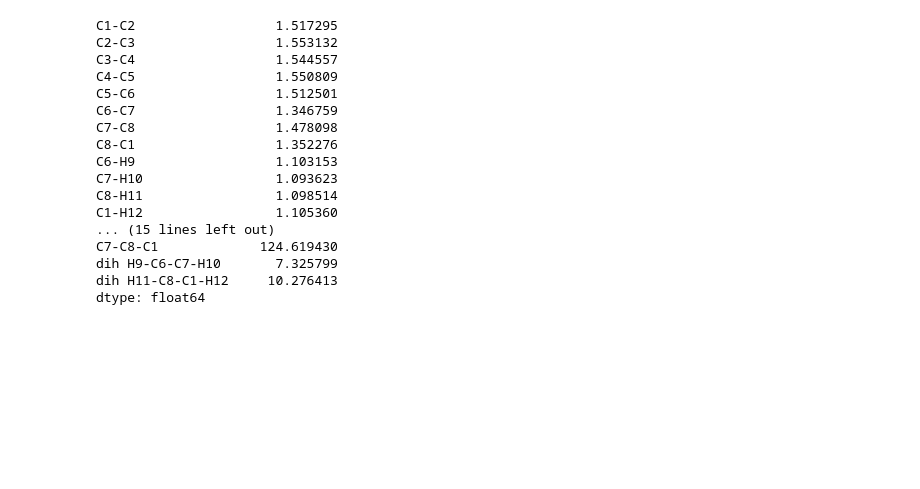
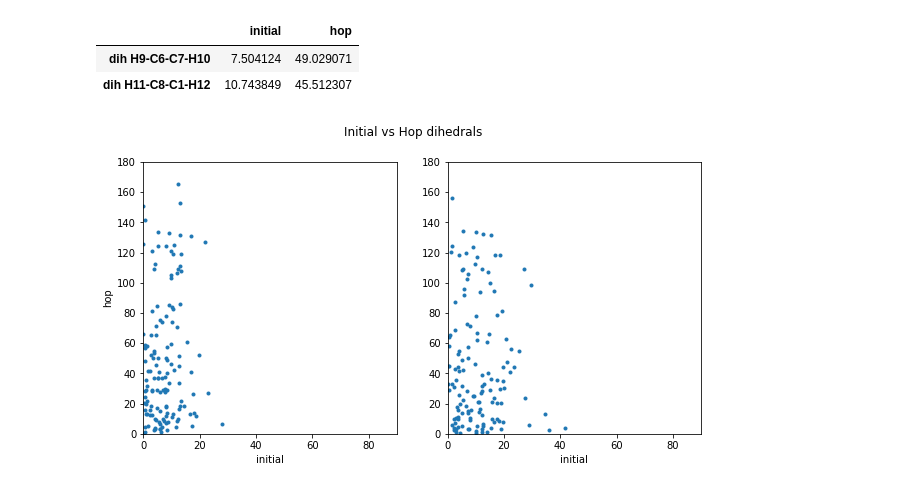
Before and after one commit to KhaiTTNguyen/Computational_Quantum_Chemistry, a Jupyter notebook: structural_influence_on_excited_state_dynamics/[Khai_Nguyen]_Internal_Coordinates_Visualization.ipynb, the cells around one changed output. Cells and saved outputs as stored; diff of their text form; code cells hidden in the pictures; blank space fills up the shorter version.

```diff
--- a/structural_influence_on_excited_state_dynamics/[Khai_Nguyen]_Internal_Coordinates_Visualization.ipynb
+++ b/structural_influence_on_excited_state_dynamics/[Khai_Nguyen]_Internal_Coordinates_Visualization.ipynb
@@ -31,24 +57,54 @@ plt.savefig(output_path)
-# %%
-mean_val = sub_data.mean(axis=0)
-mean_val
-# df_mean_val = mean_val.to_frame()
-# df_mean_val.index.values[2]
-# %% [output]
-C1-C2                  1.517295
-C2-C3                  1.553132
-C3-C4                  1.544557
-C4-C5                  1.550809
-C5-C6                  1.512501
-C6-C7                  1.346759
-C7-C8                  1.478098
-C8-C1                  1.352276
-C6-H9                  1.103153
-C7-H10                 1.093623
-C8-H11                 1.098514
-C1-H12                 1.105360
-... (15 lines left out)
-C7-C8-C1             124.619430
-dih H9-C6-C7-H10       7.325799
-dih H11-C8-C1-H12     10.276413
-dtype: float64
+# %%
+# --------------- Graph showing correlation between initial structure vs. structure at twist -------------#
+# Read data from file
+date_computed = str(date.today())
+file_path_1 = os.path.join(".", "output", date_computed + "_trajectory_internal_geometry" + ".csv")
+file_path_2 = os.path.join(".", "output", date_computed + "_hop21_internal_geometry" + ".csv")
+initial_data = pd.read_csv(file_path_1)
+hop_data = pd.read_csv(file_path_2)
+
+# ----------------------- Merge & filter ----------------------- #
+dih_merge = pd.merge(initial_data[['TRAJ', 'dih H9-C6-C7-H10', 'dih H11-C8-C1-H12']], \
+                         hop_data[['TRAJ', 'dih H9-C6-C7-H10', 'dih H11-C8-C1-H12']], \
+                         suffixes=('_initial','_hop'), on='TRAJ')
+
+# ------------------- Compute mean for dihedrals ----------------- #
+mean_initial = dih_merge.loc[:,['dih H9-C6-C7-H10_initial','dih H11-C8-C1-H12_initial']] \
+                        .rename(columns={'dih H9-C6-C7-H10_initial': 'dih H9-C6-C7-H10', 'dih H11-C8-C1-H12_initial':'dih H11-C8-C1-H12'}) \
+                        .mean(axis=0)
+
+mean_hop     = dih_merge.loc[:,['dih H9-C6-C7-H10_hop','dih H11-C8-C1-H12_hop']] \
+                        .rename(columns={'dih H9-C6-C7-H10_hop': 'dih H9-C6-C7-H10', 'dih H11-C8-C1-H12_hop':'dih H11-C8-C1-H12'}) \
+                        .mean(axis=0)
+
+compare_mean = pd.concat([mean_initial.rename('initial'), \
+                          mean_hop.rename('hop')], \
+                          axis=1, sort=False)                                           # axis{0/’index’, 1/’columns’},
+display(compare_mean)
+
+# ----------------------- Plot ----------------------- #
+plt.figure(figsize=(10,5))
+plt.subplot(121)
+plt.plot(dih_merge['dih H9-C6-C7-H10_initial'],dih_merge['dih H9-C6-C7-H10_hop'], '.')
+plt.xlabel('initial')
+plt.xlim(0,90)
+plt.ylabel('hop')
+plt.ylim(0,180)
+
+plt.subplot(122)
+plt.plot(dih_merge['dih H11-C8-C1-H12_initial'],dih_merge['dih H11-C8-C1-H12_hop'],'.')
+plt.xlabel('initial')
+plt.xlim(0,90)
+plt.ylim(0,180)
+plt.suptitle('Initial vs Hop dihedrals')
+
+#------------------------- Output to file ----------------------#
+output_path = os.path.join(".", "visuals", "initial_vs_hop", date_computed + "_initial_vs_hop" + ".png")
+os.makedirs(os.path.dirname(output_path), exist_ok=True) # create folder if not existed yet
+plt.savefig(output_path)
+# %% [output]
+|  | initial | hop |
+| dih H9-C6-C7-H10 | 7.504124 | 49.029071 |
+| dih H11-C8-C1-H12 | 10.743849 | 45.512307 |
+[figure, added]
 # %%
```
Also changed, not shown: parts of 5 cells of this notebook, 9 other files.
